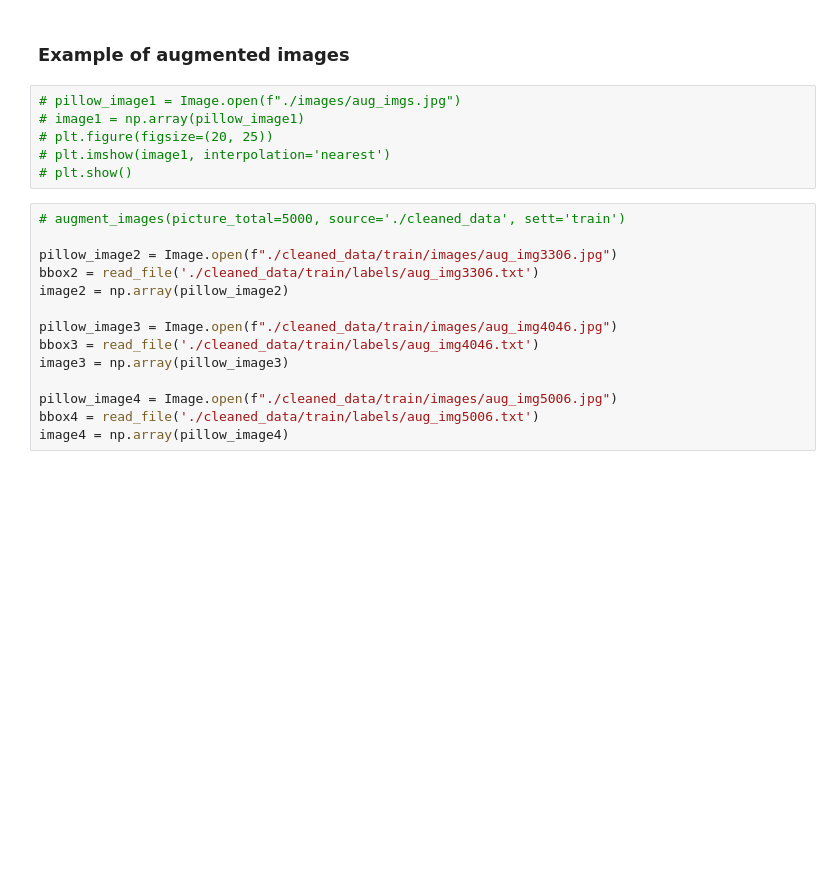
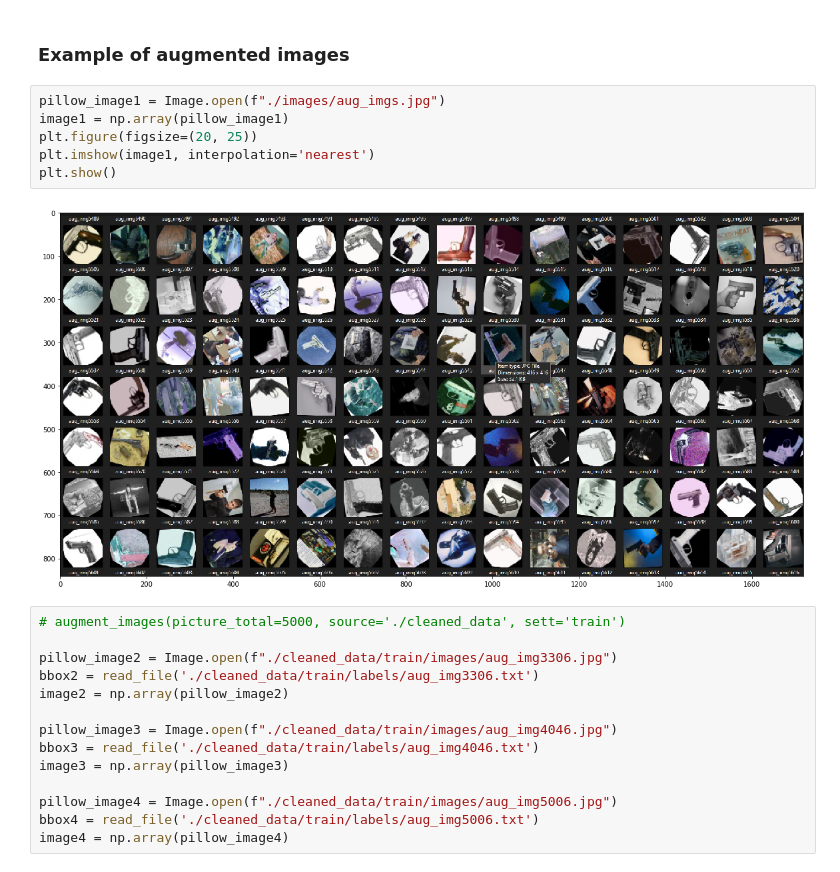
Before and after one commit to brettmcgrath/security_camera, a Jupyter notebook: original_eda_and_img_aug.ipynb, the cells around one changed output. Saved outputs shown, nothing was run; the diff lists cells and outputs as text; blank space fills up the shorter version.

```diff
--- a/original_eda_and_img_aug.ipynb
+++ b/original_eda_and_img_aug.ipynb
@@ -281,11 +263,13 @@ plt.show()
 # %% [markdown]
 <h3>Example of augmented images</h3>
 # %%
-# pillow_image1 = Image.open(f"./images/aug_imgs.jpg")
-# image1 = np.array(pillow_image1)
-# plt.figure(figsize=(20, 25))
-# plt.imshow(image1, interpolation='nearest')
-# plt.show()
+pillow_image1 = Image.open(f"./images/aug_imgs.jpg")
+image1 = np.array(pillow_image1)
+plt.figure(figsize=(20, 25))
+plt.imshow(image1, interpolation='nearest')
+plt.show()
+# %% [output]
+[figure, added]
 # %%
 # augment_images(picture_total=5000, source='./cleaned_data', sett='train')
 
```
Also changed, not shown: parts of 1 cell of this notebook, 3 other files.
